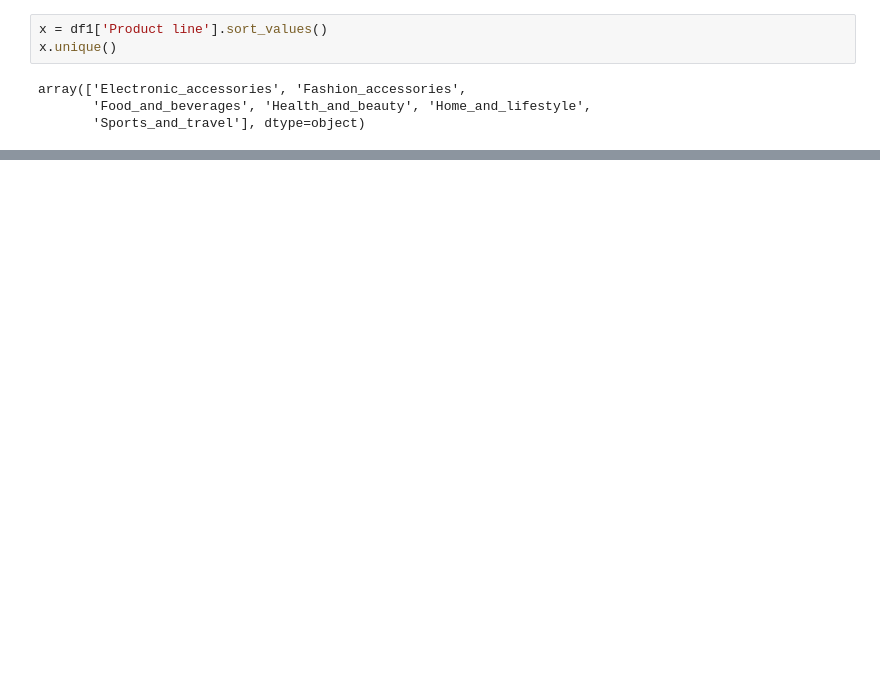
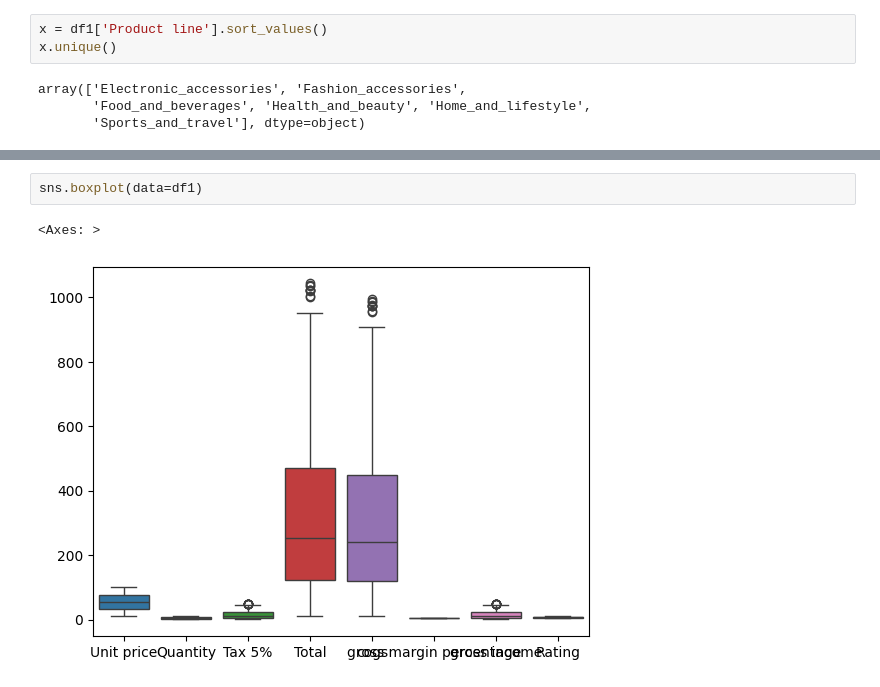
Before and after one commit to surendarmanoj/data-science, a Jupyter notebook: Data_Visualisation_using_Seaborn.ipynb, the cells around one changed output, grey strips where cells are left out. Drawn from its saved outputs; the diff is of its cells as text; blank space fills up the shorter version.

```diff
--- a/Data_Visualisation_using_Seaborn.ipynb
+++ b/Data_Visualisation_using_Seaborn.ipynb
@@ -110,0 +128,5 @@ array(['Electronic_accessories', 'Fashion_accessories',
+# %%
+sns.boxplot(data=df1)
+# %% [output]
+<Axes: >
+[figure, added]
```
Also changed, not shown: parts of 8 cells of this notebook.
